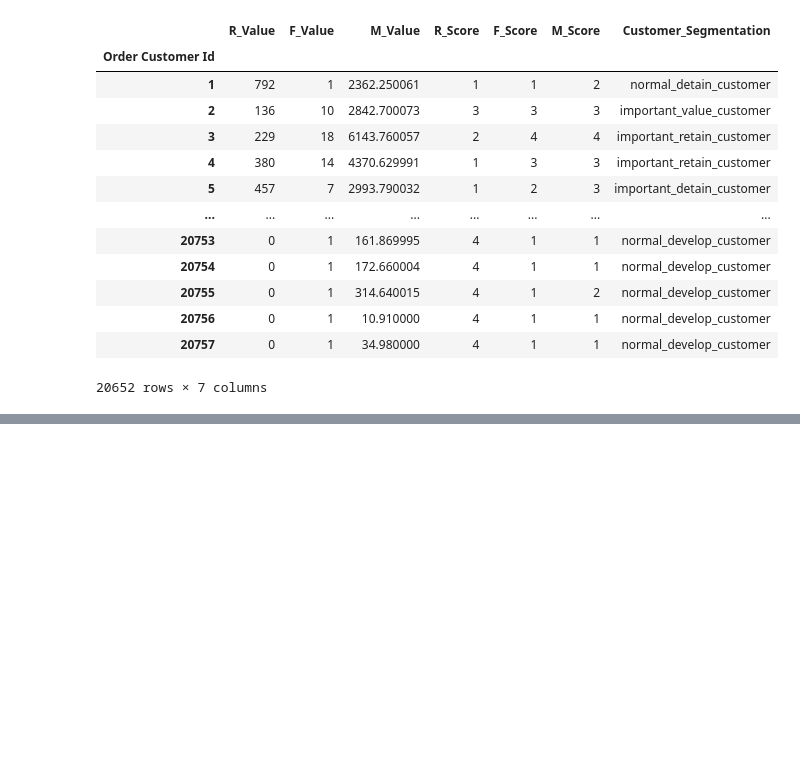
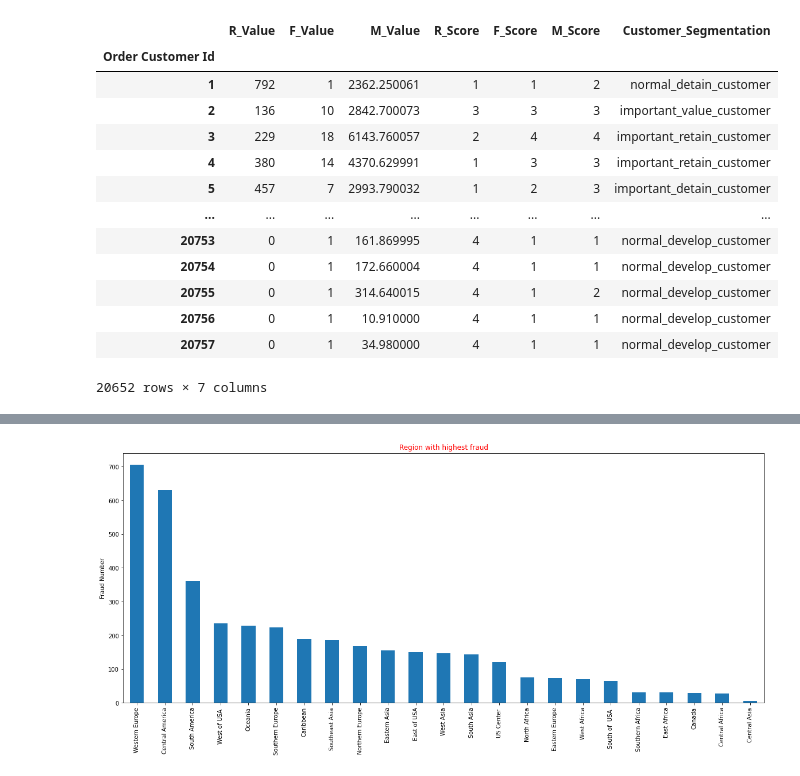
Before and after one commit to AlexYibeiOu/Smart_Logistics, a Jupyter notebook: SupplyChain/SupplyChain.ipynb, the cells around one changed output, grey strips where cells are left out. Saved outputs shown, nothing was run; the diff lists cells and outputs as text; code cells hidden in the pictures; blank space fills up the shorter version.

```diff
--- a/SupplyChain/SupplyChain.ipynb
+++ b/SupplyChain/SupplyChain.ipynb
@@ -303,0 +431,9 @@ customer_seg
+# %%
+# SHOW - Region with highest fraud
+high_fraud =data[(data['Order Status']=='SUSPECTED_FRAUD') & (data['Type'] == 'TRANSFER')]
+high_fraud['Order Region'].value_counts().plot.bar(figsize=(20,8))
+plt.title('Region with highest fraud', color='r')
+plt.ylabel('Fraud Number')
+plt.show()
+# %% [output]
+[figure, added]
```
Also changed, not shown: parts of 12 cells of this notebook.
